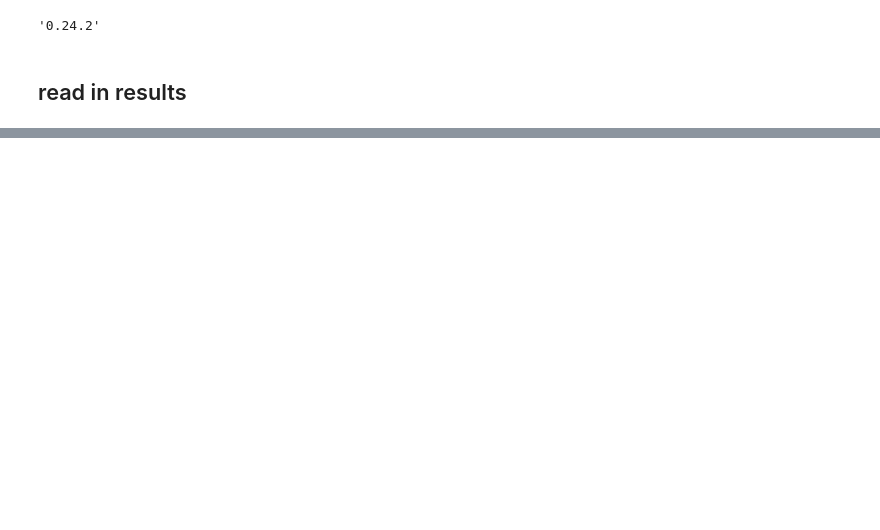
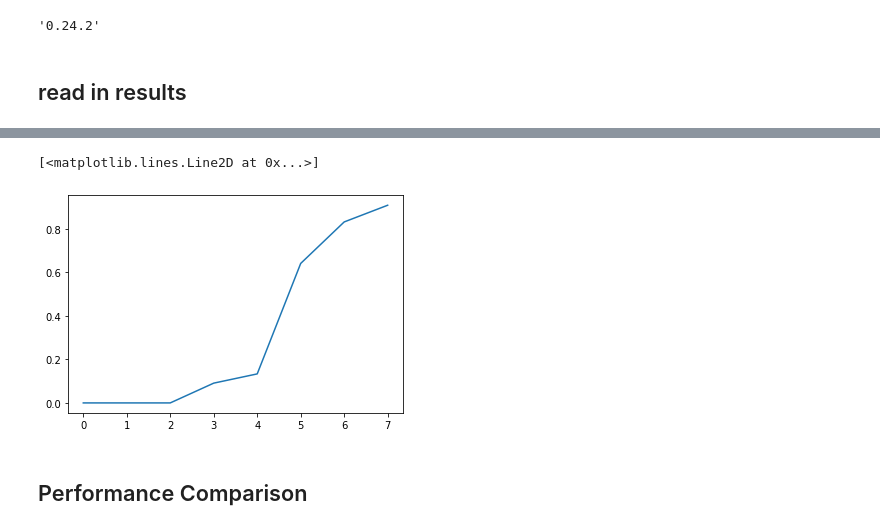
Before and after one commit to yunhaoyang234/H-1B_Data_Mining, a Jupyter notebook: Integration.ipynb, the cells around one changed output, grey strips where cells are left out. Saved outputs shown, nothing was run; the diff lists cells and outputs as text; code cells hidden in the pictures; blank space fills up the shorter version.

```diff
--- a/Integration.ipynb
+++ b/Integration.ipynb
@@ -109,0 +83,14 @@ for c, gr in group:
+# %%
+gr = results.groupby('count')
+prec = []
+for n, d in gr:
+    print(n)
+    lab = d['label']
+    cnt = 0.0
+    for i in lab:
+        if i == 1:
+            cnt += 1
+    print(len(d))
+    print(cnt/len(d))
+    prec.append(cnt/len(d))
+    print()
@@ -109,0 +115,7 @@ for c, gr in group:
+# %%
+plt.plot(range(8), prec)
+# %% [output]
+[<matplotlib.lines.Line2D at 0x...>]
+[figure, added]
+# %% [markdown]
+## Performance Comparison
```
Also changed, not shown: parts of 34 cells of this notebook.
